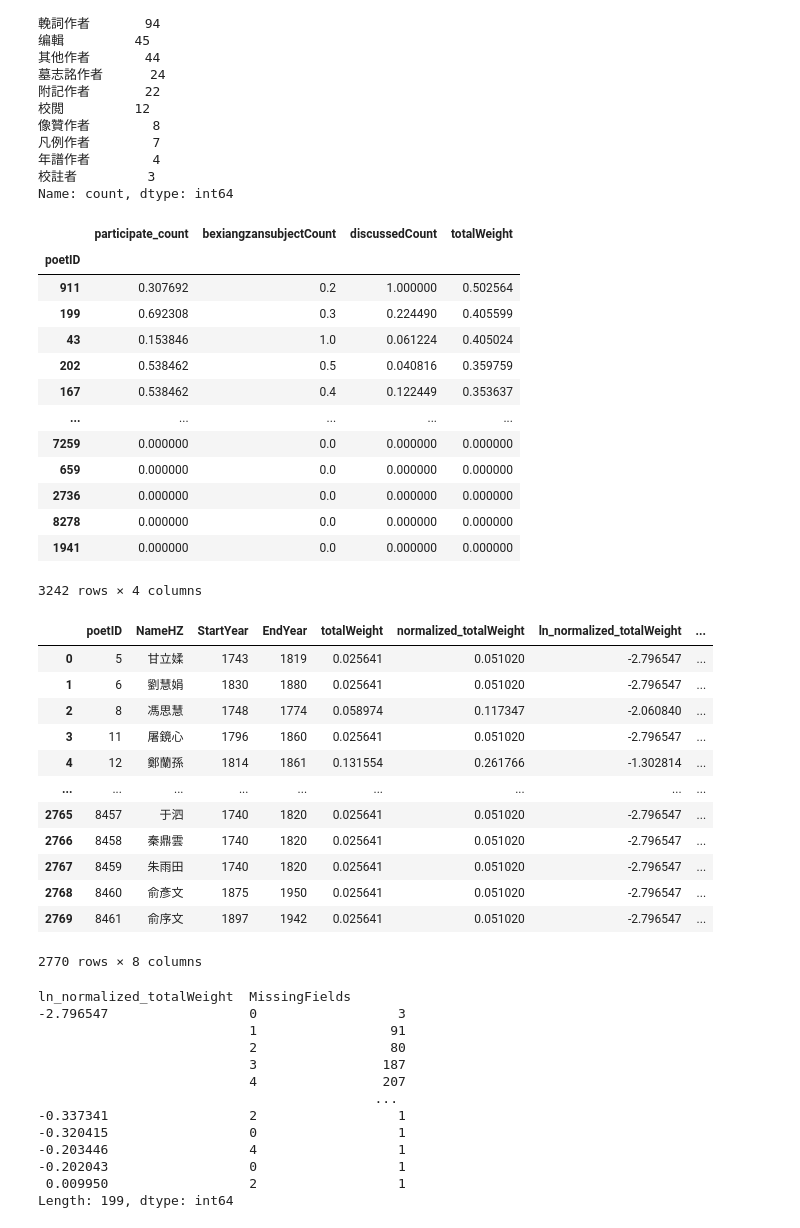
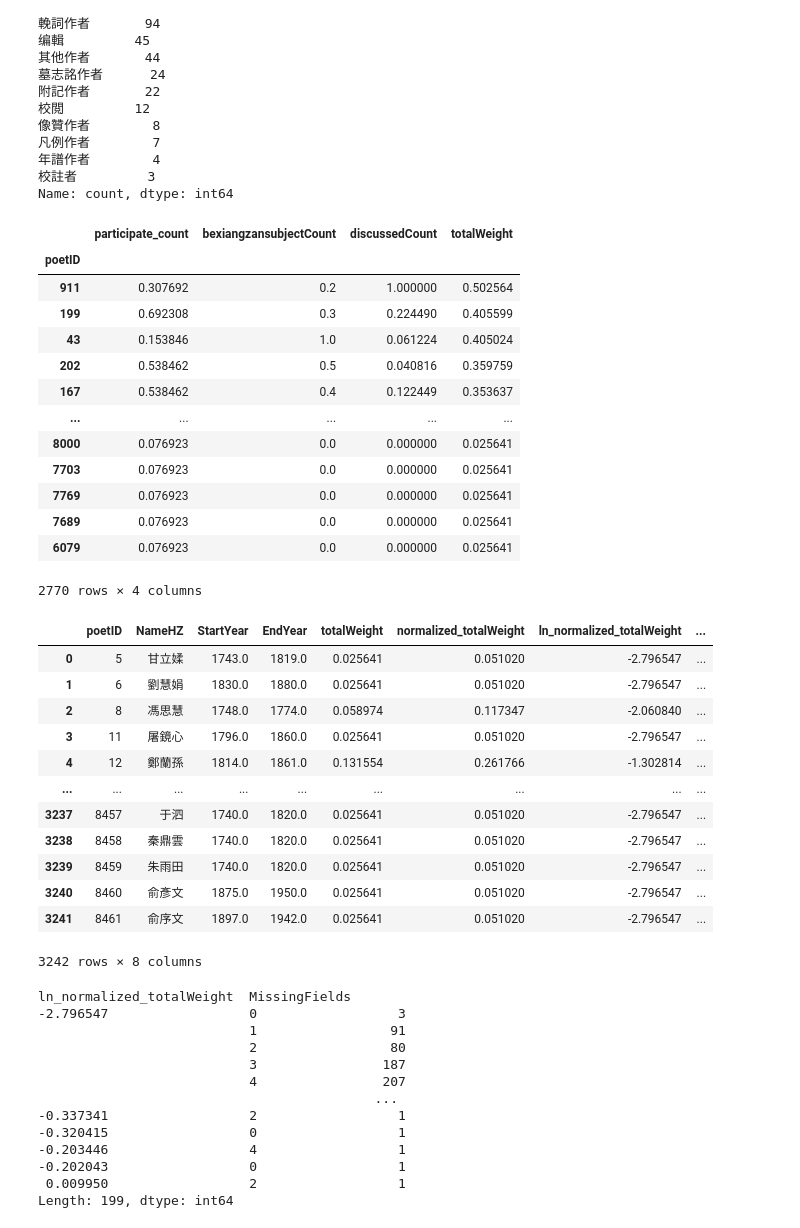
Before and after one commit to April-lemonade/LitRank, a Jupyter notebook: EDA/bieji.ipynb, the cells around one changed output. Drawn from its saved outputs; the diff is of its cells as text; code cells hidden in the pictures.

```diff
--- a/EDA/bieji.ipynb
+++ b/EDA/bieji.ipynb
@@ -1483,43 +1483,43 @@ discussed.set_index('poetID', inplace=True)
 changheshi.set_index('poetID', inplace=True)
 
 # 合并数据
-poetRawData = pd.concat([PoetParticipateWork, xiangzanauthor, bexiangzan, discussed, changheshi], axis=1).fillna(0)
+poetRawData = pd.concat([PoetParticipateWork, bexiangzan, discussed], axis=1).fillna(0)
 # 归一化
 for column in poetRawData.columns:
     poetRawData[column] = min_max_normalize(poetRawData[column])
 
 participateWeight = 1 / 3
 writeXZWeight = 0
 inXZWeight = 1 / 3
 bediscussedWeight = 1 / 3
 changheWeight = 0
 poet_min_max = poetRawData.copy()
 poet_min_max['participateCalc'] = participateWeight * poet_min_max['participate_count']
-poet_min_max['writeXZCalc'] = writeXZWeight * poet_min_max['xiangzanauthor_count']
+# poet_min_max['writeXZCalc'] = writeXZWeight * poet_min_max['xiangzanauthor_count']
 poet_min_max['inXZCalc'] = inXZWeight * poet_min_max['bexiangzansubjectCount']
 poet_min_max['bediscussedCalc'] = bediscussedWeight * poet_min_max['discussedCount']
-poet_min_max['changheCalc'] = changheWeight * poet_min_max['changheshiCount']
+# poet_min_max['changheCalc'] = changheWeight * poet_min_max['changheshiCount']
 
-poet_min_max['totalWeight'] = poet_min_max['participateCalc'] + poet_min_max['writeXZCalc'] + poet_min_max[
-    'inXZCalc'] + poet_min_max['bediscussedCalc'] + poet_min_max['changheCalc']
+poet_min_max['totalWeight'] = poet_min_max['participateCalc'] + poet_min_max['inXZCalc'] + poet_min_max[
+    'bediscussedCalc']
 # ji_min_max['totalWeight'] = xuweight * ji_min_max['xucount'] + baweight * ji_min_max['bacount'] + ticiweight * \
 #                             ji_min_max['ticicount'] + includedweight * ji_min_max['includedcount']
 poet_min_max_sorted = poet_min_max.sort_values('totalWeight', ascending=False)
 
 poet_min_max_sorted[['participate_count', 'bexiangzansubjectCount', 'discussedCount', 'totalWeight']]
 # %% [output]
 |  | participate_count | bexiangzansubjectCount | discussedCount | totalWeight |
 | poetID |  |  |  |  |
 | 911 | 0.307692 | 0.2 | 1.000000 | 0.502564 |
 | 199 | 0.692308 | 0.3 | 0.224490 | 0.405599 |
 | 43 | 0.153846 | 1.0 | 0.061224 | 0.405024 |
 | 202 | 0.538462 | 0.5 | 0.040816 | 0.359759 |
 | 167 | 0.538462 | 0.4 | 0.122449 | 0.353637 |
 | ... | ... | ... | ... | ... |
-| 7259 | 0.000000 | 0.0 | 0.000000 | 0.000000 |
-| 659 | 0.000000 | 0.0 | 0.000000 | 0.000000 |
-| 2736 | 0.000000 | 0.0 | 0.000000 | 0.000000 |
-| 8278 | 0.000000 | 0.0 | 0.000000 | 0.000000 |
-| 1941 | 0.000000 | 0.0 | 0.000000 | 0.000000 |
+| 8000 | 0.076923 | 0.0 | 0.000000 | 0.025641 |
+| 7703 | 0.076923 | 0.0 | 0.000000 | 0.025641 |
+| 7769 | 0.076923 | 0.0 | 0.000000 | 0.025641 |
+| 7689 | 0.076923 | 0.0 | 0.000000 | 0.025641 |
+| 6079 | 0.076923 | 0.0 | 0.000000 | 0.025641 |
-3242 rows × 4 columns
+2770 rows × 4 columns
 # %%
@@ -1533,23 +1533,24 @@ columns_to_exclude = ['HuWenKai', 'xuZuoZhe', 'baZuoZhe']
 poet['MissingFields'] = poet.drop(columns=columns_to_exclude).isnull().sum(axis=1)
 
 poet_min_max_sorted = poet_min_max_sorted.merge(poet, on='poetID', how="outer")[
-    ['poetID', 'NameHZ','StartYear','EndYear', 'totalWeight', 'normalized_totalWeight', 'ln_normalized_totalWeight', 'MissingFields']]
+    ['poetID', 'NameHZ', 'StartYear', 'EndYear', 'totalWeight', 'normalized_totalWeight', 'ln_normalized_totalWeight',
+     'MissingFields']]
 # poet_min_max_sorted[['poetID','NameHZ','participate_count','bexiangzansubjectCount','discussedCount']]
 poet_min_max_sorted
 # %% [output]
 |  | poetID | NameHZ | StartYear | EndYear | totalWeight | normalized_totalWeight | ln_normalized_totalWeight | ... |
-| 0 | 5 | 甘立媃 | 1743 | 1819 | 0.025641 | 0.051020 | -2.796547 | ... |
-| 1 | 6 | 劉慧娟 | 1830 | 1880 | 0.025641 | 0.051020 | -2.796547 | ... |
-| 2 | 8 | 馮思慧 | 1748 | 1774 | 0.058974 | 0.117347 | -2.060840 | ... |
-| 3 | 11 | 屠鏡心 | 1796 | 1860 | 0.025641 | 0.051020 | -2.796547 | ... |
-| 4 | 12 | 鄭蘭孫 | 1814 | 1861 | 0.131554 | 0.261766 | -1.302814 | ... |
+| 0 | 5 | 甘立媃 | 1743.0 | 1819.0 | 0.025641 | 0.051020 | -2.796547 | ... |
+| 1 | 6 | 劉慧娟 | 1830.0 | 1880.0 | 0.025641 | 0.051020 | -2.796547 | ... |
+| 2 | 8 | 馮思慧 | 1748.0 | 1774.0 | 0.058974 | 0.117347 | -2.060840 | ... |
+| 3 | 11 | 屠鏡心 | 1796.0 | 1860.0 | 0.025641 | 0.051020 | -2.796547 | ... |
+| 4 | 12 | 鄭蘭孫 | 1814.0 | 1861.0 | 0.131554 | 0.261766 | -1.302814 | ... |
 | ... | ... | ... | ... | ... | ... | ... | ... | ... |
-| 2765 | 8457 | 于泗 | 1740 | 1820 | 0.025641 | 0.051020 | -2.796547 | ... |
-| 2766 | 8458 | 秦鼎雲 | 1740 | 1820 | 0.025641 | 0.051020 | -2.796547 | ... |
-| 2767 | 8459 | 朱雨田 | 1740 | 1820 | 0.025641 | 0.051020 | -2.796547 | ... |
-| 2768 | 8460 | 俞彥文 | 1875 | 1950 | 0.025641 | 0.051020 | -2.796547 | ... |
-| 2769 | 8461 | 俞序文 | 1897 | 1942 | 0.025641 | 0.051020 | -2.796547 | ... |
+| 3237 | 8457 | 于泗 | 1740.0 | 1820.0 | 0.025641 | 0.051020 | -2.796547 | ... |
+| 3238 | 8458 | 秦鼎雲 | 1740.0 | 1820.0 | 0.025641 | 0.051020 | -2.796547 | ... |
+| 3239 | 8459 | 朱雨田 | 1740.0 | 1820.0 | 0.025641 | 0.051020 | -2.796547 | ... |
+| 3240 | 8460 | 俞彥文 | 1875.0 | 1950.0 | 0.025641 | 0.051020 | -2.796547 | ... |
+| 3241 | 8461 | 俞序文 | 1897.0 | 1942.0 | 0.025641 | 0.051020 | -2.796547 | ... |
-2770 rows × 8 columns
+3242 rows × 8 columns
 # %%
 duplicates = poet_min_max_sorted.groupby(['ln_normalized_totalWeight', 'MissingFields']).size()
 duplicates
```
Also changed, not shown: parts of 5 cells of this notebook, 1 other file.
